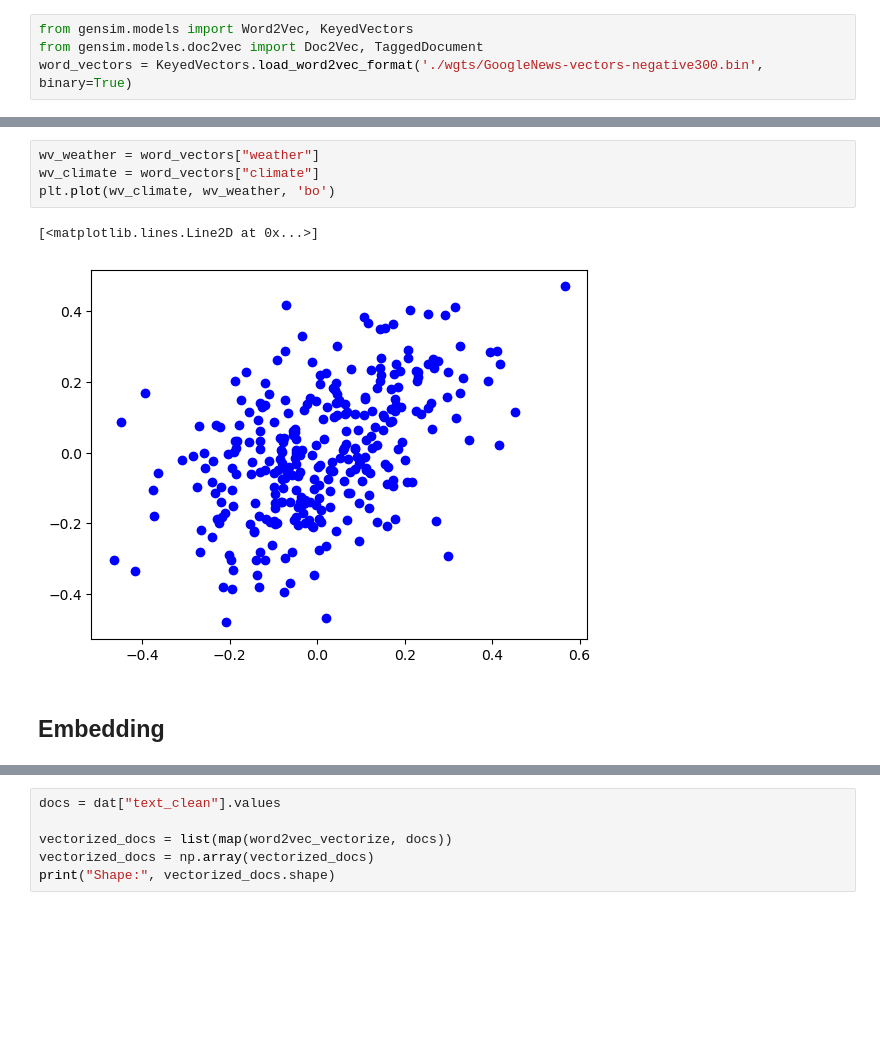
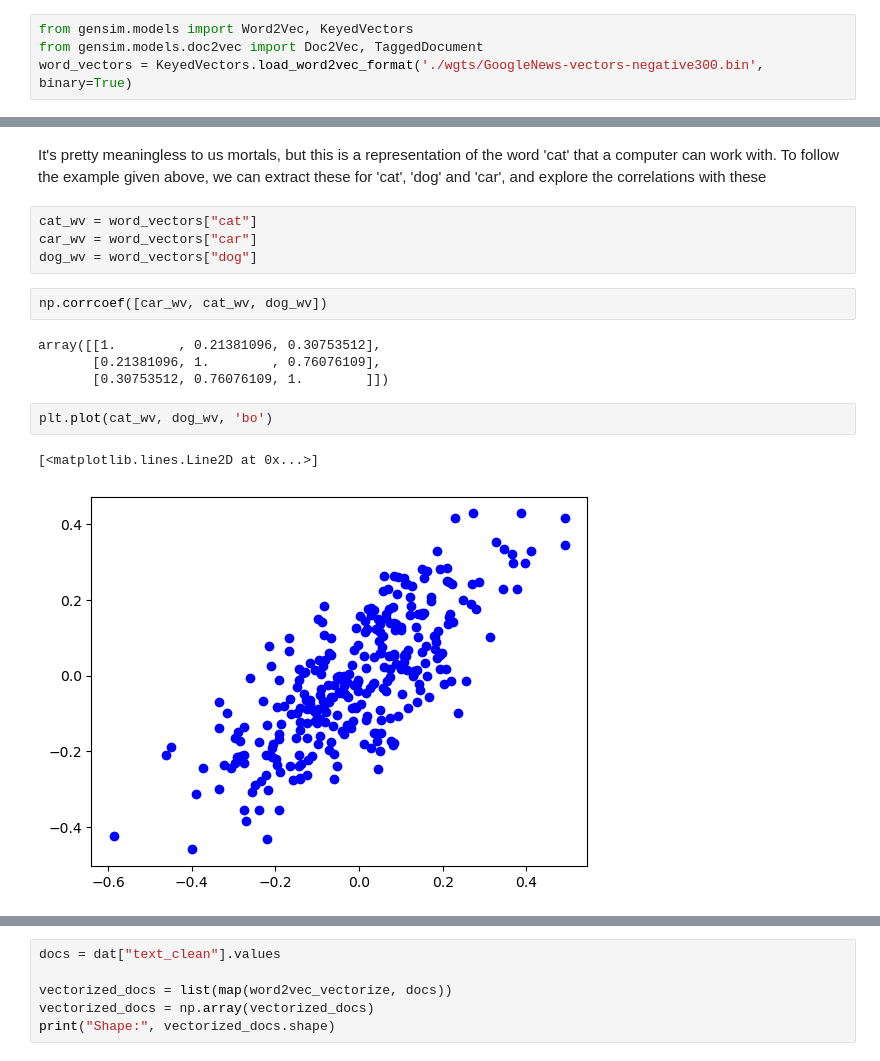
Before and after one commit to simonbrewer/MAGIC_AI_Workshop, a Jupyter notebook: Lab03_NLP/MAGIC_03_NLP.ipynb, the cells around one changed output, grey strips where cells are left out. Cells and saved outputs as stored; diff of their text form; blank space fills up the shorter version.

```diff
--- a/Lab03_NLP/MAGIC_03_NLP.ipynb
+++ b/Lab03_NLP/MAGIC_03_NLP.ipynb
@@ -343,9 +353,17 @@ array([-0.18652344,  0.16796875, -0.30273438, -0.0559082 ,  0.11425781,
-# %%
-wv_weather = word_vectors["weather"]
-wv_climate = word_vectors["climate"]
-plt.plot(wv_climate, wv_weather, 'bo')
-# %% [output]
-[<matplotlib.lines.Line2D at 0x...>]
-[figure, removed]
-# %% [markdown]
-## Embedding
+# %% [markdown]
+It's pretty meaningless to us mortals, but this is a representation of the word 'cat' that a computer can work with. To follow the example given above, we can extract these for 'cat', 'dog' and 'car', and explore the correlations with these
+# %%
+cat_wv = word_vectors["cat"]
+car_wv = word_vectors["car"]
+dog_wv = word_vectors["dog"]
+# %%
+np.corrcoef([car_wv, cat_wv, dog_wv])
+# %% [output]
+array([[1.        , 0.21381096, 0.30753512],
+       [0.21381096, 1.        , 0.76076109],
+       [0.30753512, 0.76076109, 1.        ]])
+# %%
+plt.plot(cat_wv, dog_wv, 'bo')
+# %% [output]
+[<matplotlib.lines.Line2D at 0x...>]
+[figure, added]
```
Also changed, not shown: parts of 32 cells of this notebook.
